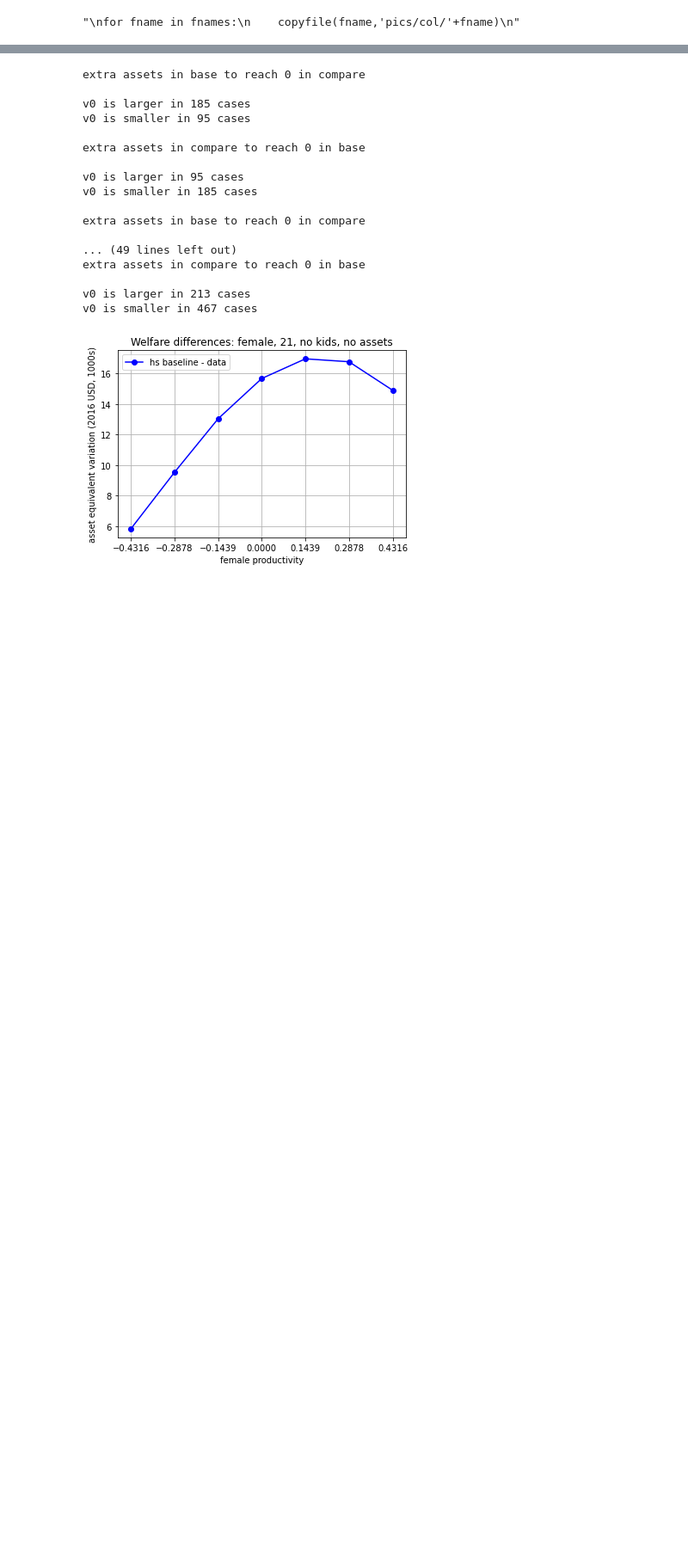
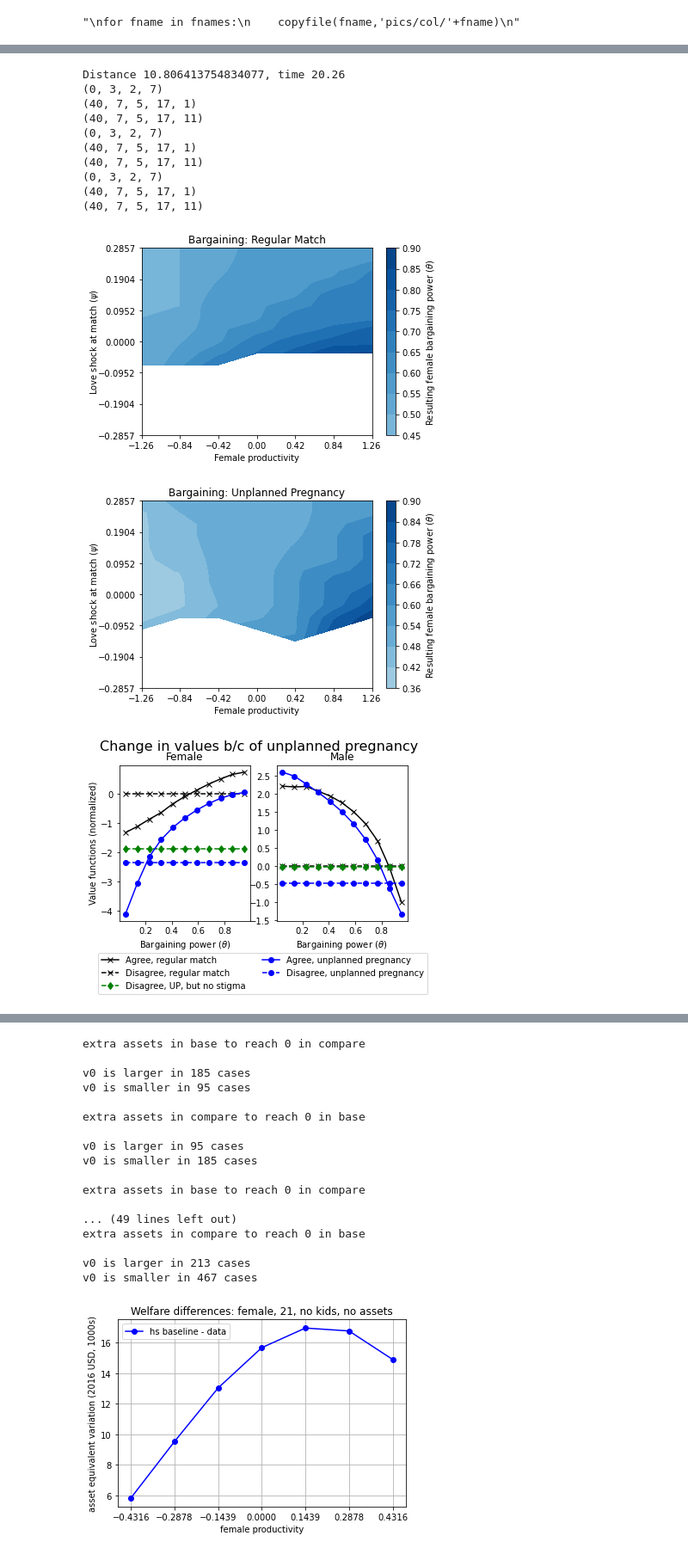
Before and after one commit to egorkozlov/py_shotgun, a Jupyter notebook: fit_graphs_and_tables.ipynb, the cells around one changed output, grey strips where cells are left out. Shown at 86% size. Drawn from its saved outputs; the diff is of its cells as text; code cells hidden in the pictures; blank space fills up the shorter version.

```diff
--- a/fit_graphs_and_tables.ipynb
+++ b/fit_graphs_and_tables.ipynb
@@ -163,22 +140,36 @@ failed to plot child welfare
 # %%
 # part 6.1 plots:
 
-run_this = False
+run_this = True
 
 if run_this:
 
     from residuals import mdl_resid
 
     out, mdl, agents, res, mom = mdl_resid(x=x_col,targets=tar_col,
                                           return_format=['distance','models','agents','scaled residuals','moments'],
                                           #load_from='mdl.pkl',
                                           #verbose=True,draw=True,cs_moments=False,
                                           #moments_save_name = this_name,
                                           moments_repeat=1)
 
 
     mdl[0].mar_graphs()
 
     #fnames = ['change_upp.pdf','tholds_upp.pdf']
     #for fname in fnames:
     #    copyfile(fname,'pics/'+fname)
+# %% [output]
+Distance 10.806413754834077, time 20.26
+(0, 3, 2, 7)
+(40, 7, 5, 17, 1)
+(40, 7, 5, 17, 11)
+(0, 3, 2, 7)
+(40, 7, 5, 17, 1)
+(40, 7, 5, 17, 11)
+(0, 3, 2, 7)
+(40, 7, 5, 17, 1)
+(40, 7, 5, 17, 11)
+[figure, added]
+[figure, added]
+[figure, added]
```
Also changed, not shown: parts of 14 cells of this notebook, 1 other file.
